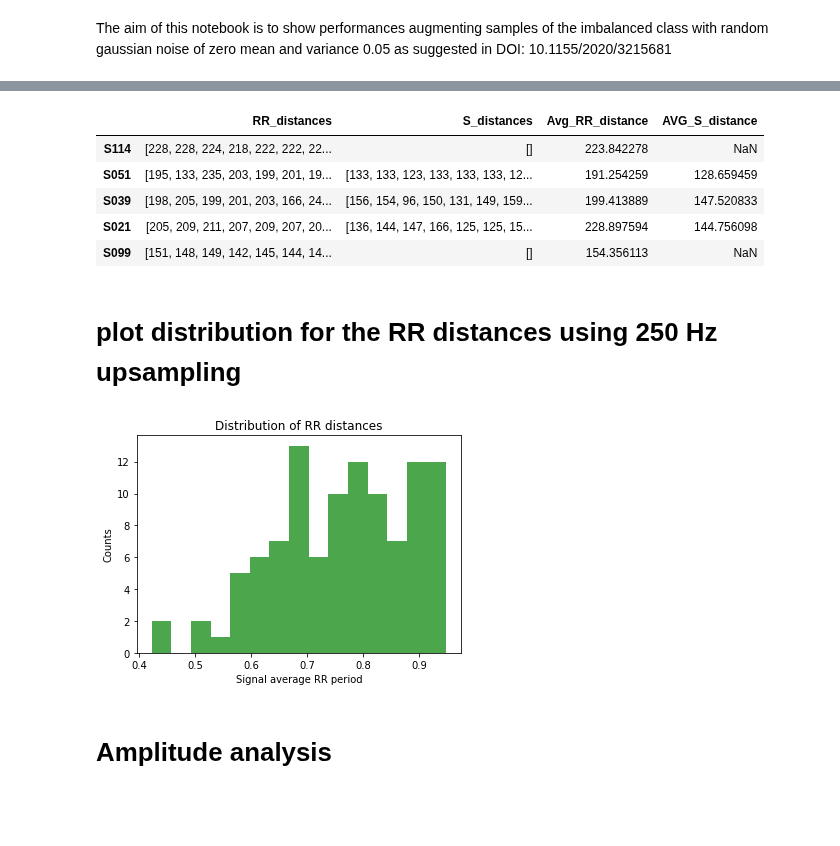
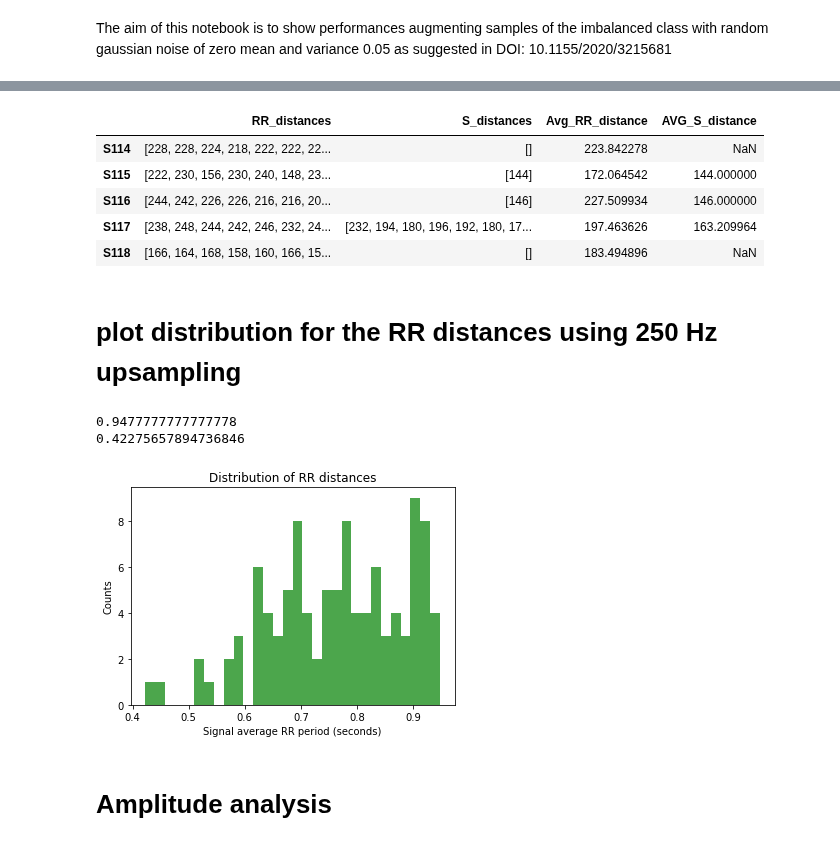
Before and after one commit to simonetome/Heartbeat-NSV-classification, a Jupyter notebook: DatasetAnalysis.ipynb, the cells around one changed output, grey strips where cells are left out. Saved outputs shown, nothing was run; the diff lists cells and outputs as text; code cells hidden in the pictures; blank space fills up the shorter version.

```diff
--- a/DatasetAnalysis.ipynb
+++ b/DatasetAnalysis.ipynb
@@ -40,7 +40,7 @@ np.random.seed(SEED)
 random.seed(SEED)
 os.environ['PYTHONHASHSEED'] = str(SEED)
 # %%
-COLAB = 1
+COLAB = 0
 
 if COLAB:
   from google.colab import drive
@@ -195,35 +193,48 @@ RR_df.tail()
 # %% [output]
 |  | RR_distances | S_distances | Avg_RR_distance | AVG_S_distance |
 | S114 | [228, 228, 224, 218, 222, 222, 22... | [] | 223.842278 | NaN |
-| S051 | [195, 133, 235, 203, 199, 201, 19... | [133, 133, 123, 133, 133, 133, 12... | 191.254259 | 128.659459 |
-| S039 | [198, 205, 199, 201, 203, 166, 24... | [156, 154, 96, 150, 131, 149, 159... | 199.413889 | 147.520833 |
-| S021 | [205, 209, 211, 207, 209, 207, 20... | [136, 144, 147, 166, 125, 125, 15... | 228.897594 | 144.756098 |
-| S099 | [151, 148, 149, 142, 145, 144, 14... | [] | 154.356113 | NaN |
+| S115 | [222, 230, 156, 230, 240, 148, 23... | [144] | 172.064542 | 144.000000 |
+| S116 | [244, 242, 226, 226, 216, 216, 20... | [146] | 227.509934 | 146.000000 |
+| S117 | [238, 248, 244, 242, 246, 232, 24... | [232, 194, 180, 196, 192, 180, 17... | 197.463626 | 163.209964 |
+| S118 | [166, 164, 168, 158, 160, 166, 15... | [] | 183.494896 | NaN |
 # %% [markdown]
 # plot distribution for the RR distances using 250 Hz upsampling
+# %%
+print(max(RR_df['Avg_RR_distance'])/250)
+print(min(RR_df['Avg_RR_distance'])/250)
+# %% [output]
+0.9477777777777778
+0.42275657894736846
 # %%
 import seaborn as sns
 import matplotlib.mlab as mlab
 import matplotlib.pyplot as plt
 
 def to_seconds(samples):
   fs = 250
   return samples/fs
 
 avg_rrs = RR_df['Avg_RR_distance'].values.tolist()
 
 for i,rr in enumerate(avg_rrs):
   avg_rrs[i] = to_seconds(rr)
 
-num_bins = 15
+num_bins = 30
 n, bins, patches = plt.hist(avg_rrs, num_bins,facecolor='green', alpha=0.7)
 plt.title(r'Distribution of RR distances')
-plt.xlabel('Signal average RR period')
+plt.xlabel('Signal average RR period (seconds)')
 plt.ylabel('Counts')
 plt.subplots_adjust(left=0.15)
-plt.show()
+#plt.show()
+
+folder = "C://Users//simon//Desktop//figures"
+name = "RR_distribution.png"
+
+plt.savefig(os.path.join(folder,name), format='png',pad_inches=0.1,
+        facecolor='auto', edgecolor='auto',
+       )
 # %% [output]
-[figure, old version]
+[figure, new version]
 # %% [markdown]
 # Amplitude analysis
 # %%
```
Also changed, not shown: parts of 15 cells of this notebook.
